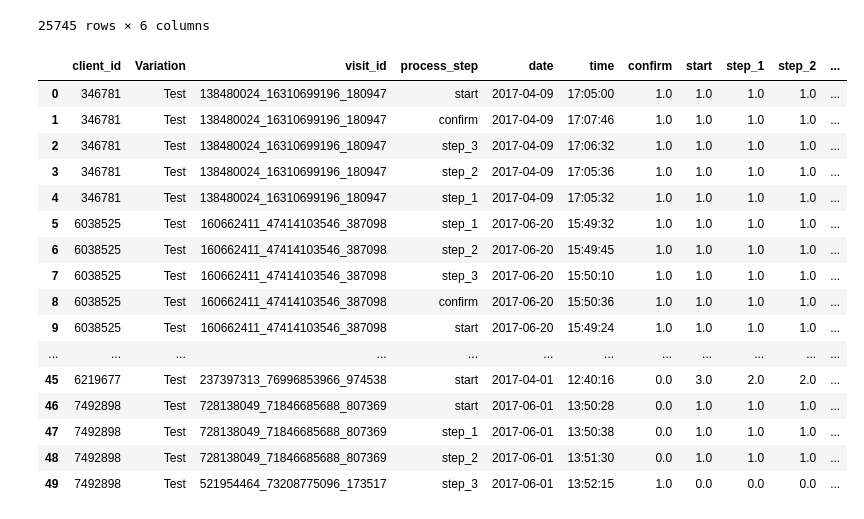
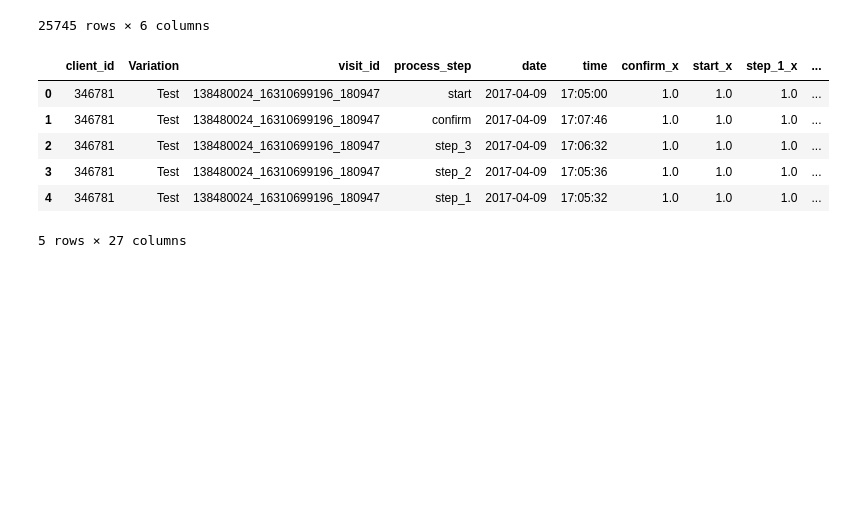
Before and after one commit to pmarquespt/Proj_5_Group_6_pat_gui, a Jupyter notebook: analysis and visualization/2_2_data_time_(working on).ipynb, the cells around one changed output. Drawn from its saved outputs; the diff is of its cells as text; code cells hidden in the pictures; blank space fills up the shorter version.

```diff
--- a/analysis and visualization/2_2_data_time_(working on).ipynb
+++ b/analysis and visualization/2_2_data_time_(working on).ipynb
@@ -35,7 +35,7 @@ logons_6_mnth:   Reflects the frequency with which the client logged onto Vangua
 import pandas as pd
 
 
-#df = pd.read_excel('merged_data.xlsx')
+df = pd.read_excel('merged_data.xlsx')
 df
 # %% [output]
 |  | client_id | confirm | start | step_1 | step_2 | step_3 | Variation | clnt_tenure_yr | clnt_tenure_mnth | ... |
@@ -557,22 +557,12 @@ gold_c_test_new
 25745 rows × 6 columns
 # %%
 gold_c_test_new = pd.merge(gold_c_test_new, df_gold_vi_s_t, on='visit_id')
-gold_c_test_new.head(50)
+gold_c_test_new.head(5)
 # %% [output]
-|  | client_id | Variation | visit_id | process_step | date | time | confirm | start | step_1 | step_2 | ... |
-| 0 | 346781 | Test | 138480024_16310699196_180947 | start | 2017-04-09 | 17:05:00 | 1.0 | 1.0 | 1.0 | 1.0 | ... |
-| 1 | 346781 | Test | 138480024_16310699196_180947 | confirm | 2017-04-09 | 17:07:46 | 1.0 | 1.0 | 1.0 | 1.0 | ... |
-| 2 | 346781 | Test | 138480024_16310699196_180947 | step_3 | 2017-04-09 | 17:06:32 | 1.0 | 1.0 | 1.0 | 1.0 | ... |
-| 3 | 346781 | Test | 138480024_16310699196_180947 | step_2 | 2017-04-09 | 17:05:36 | 1.0 | 1.0 | 1.0 | 1.0 | ... |
-| 4 | 346781 | Test | 138480024_16310699196_180947 | step_1 | 2017-04-09 | 17:05:32 | 1.0 | 1.0 | 1.0 | 1.0 | ... |
-| 5 | 6038525 | Test | 160662411_47414103546_387098 | step_1 | 2017-06-20 | 15:49:32 | 1.0 | 1.0 | 1.0 | 1.0 | ... |
-| 6 | 6038525 | Test | 160662411_47414103546_387098 | step_2 | 2017-06-20 | 15:49:45 | 1.0 | 1.0 | 1.0 | 1.0 | ... |
-| 7 | 6038525 | Test | 160662411_47414103546_387098 | step_3 | 2017-06-20 | 15:50:10 | 1.0 | 1.0 | 1.0 | 1.0 | ... |
-| 8 | 6038525 | Test | 160662411_47414103546_387098 | confirm | 2017-06-20 | 15:50:36 | 1.0 | 1.0 | 1.0 | 1.0 | ... |
-| 9 | 6038525 | Test | 160662411_47414103546_387098 | start | 2017-06-20 | 15:49:24 | 1.0 | 1.0 | 1.0 | 1.0 | ... |
-| ... | ... | ... | ... | ... | ... | ... | ... | ... | ... | ... | ... |
-| 45 | 6219677 | Test | 237397313_76996853966_974538 | start | 2017-04-01 | 12:40:16 | 0.0 | 3.0 | 2.0 | 2.0 | ... |
-| 46 | 7492898 | Test | 728138049_71846685688_807369 | start | 2017-06-01 | 13:50:28 | 0.0 | 1.0 | 1.0 | 1.0 | ... |
-| 47 | 7492898 | Test | 728138049_71846685688_807369 | step_1 | 2017-06-01 | 13:50:38 | 0.0 | 1.0 | 1.0 | 1.0 | ... |
-| 48 | 7492898 | Test | 728138049_71846685688_807369 | step_2 | 2017-06-01 | 13:51:30 | 0.0 | 1.0 | 1.0 | 1.0 | ... |
-| 49 | 7492898 | Test | 521954464_73208775096_173517 | step_3 | 2017-06-01 | 13:52:15 | 1.0 | 0.0 | 0.0 | 0.0 | ... |
+|  | client_id | Variation | visit_id | process_step | date | time | confirm_x | start_x | step_1_x | ... |
+| 0 | 346781 | Test | 138480024_16310699196_180947 | start | 2017-04-09 | 17:05:00 | 1.0 | 1.0 | 1.0 | ... |
+| 1 | 346781 | Test | 138480024_16310699196_180947 | confirm | 2017-04-09 | 17:07:46 | 1.0 | 1.0 | 1.0 | ... |
+| 2 | 346781 | Test | 138480024_16310699196_180947 | step_3 | 2017-04-09 | 17:06:32 | 1.0 | 1.0 | 1.0 | ... |
+| 3 | 346781 | Test | 138480024_16310699196_180947 | step_2 | 2017-04-09 | 17:05:36 | 1.0 | 1.0 | 1.0 | ... |
+| 4 | 346781 | Test | 138480024_16310699196_180947 | step_1 | 2017-04-09 | 17:05:32 | 1.0 | 1.0 | 1.0 | ... |
+5 rows × 27 columns
```
Also changed, not shown: 4 other files.
